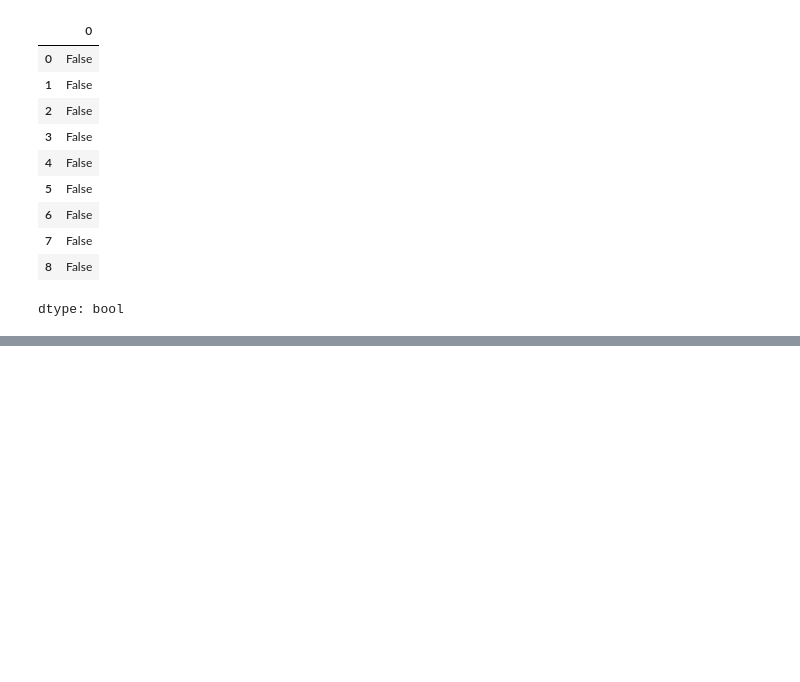
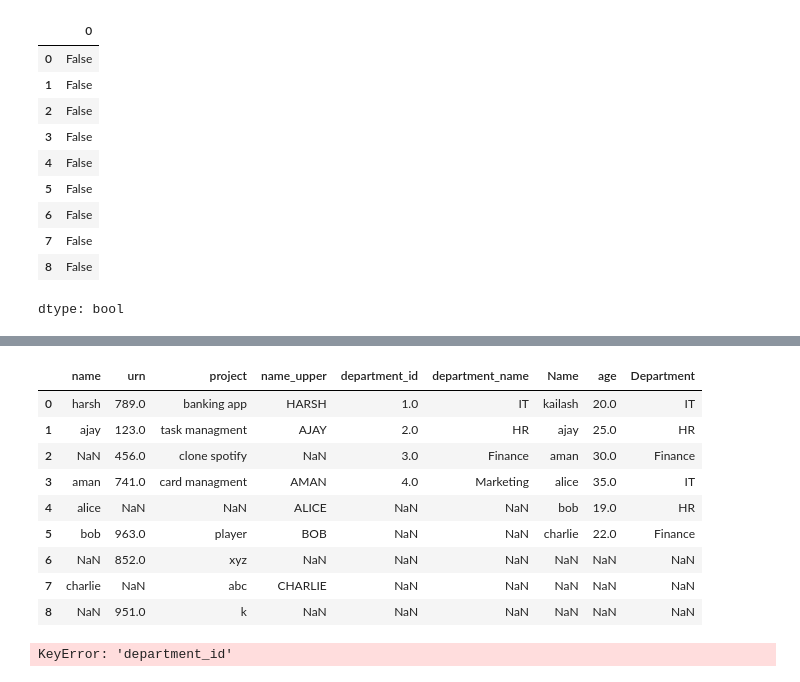
Before and after one commit to kailashchaudhary-p/Data-Science-Learning, a Jupyter notebook: Pandas/chapter 1/Untitled.ipynb, the cells around one changed output, grey strips where cells are left out. Saved outputs shown, nothing was run; the diff lists cells and outputs as text; code cells hidden in the pictures; blank space fills up the shorter version.

```diff
--- a/Pandas/chapter 1/Untitled.ipynb
+++ b/Pandas/chapter 1/Untitled.ipynb
@@ -435,0 +484,17 @@ dtype: bool
+# %%
+pd.concat([df2,df3,df],axis=1)
+# %% [output]
+|  | name | urn | project | name_upper | department_id | department_name | Name | age | Department |
+| 0 | harsh | 789.0 | banking app | HARSH | 1.0 | IT | kailash | 20.0 | IT |
+| 1 | ajay | 123.0 | task managment | AJAY | 2.0 | HR | ajay | 25.0 | HR |
+| 2 | NaN | 456.0 | clone spotify | NaN | 3.0 | Finance | aman | 30.0 | Finance |
+| 3 | aman | 741.0 | card managment | AMAN | 4.0 | Marketing | alice | 35.0 | IT |
+| 4 | alice | NaN | NaN | ALICE | NaN | NaN | bob | 19.0 | HR |
+| 5 | bob | 963.0 | player | BOB | NaN | NaN | charlie | 22.0 | Finance |
+| 6 | NaN | 852.0 | xyz | NaN | NaN | NaN | NaN | NaN | NaN |
+| 7 | charlie | NaN | abc | CHARLIE | NaN | NaN | NaN | NaN | NaN |
+| 8 | NaN | 951.0 | k | NaN | NaN | NaN | NaN | NaN | NaN |
+# %%
+pd.merge(df2,df3,on='department_id')
+# %% [output]
+KeyError: 'department_id'
```
Also changed, not shown: parts of 4 cells of this notebook.
